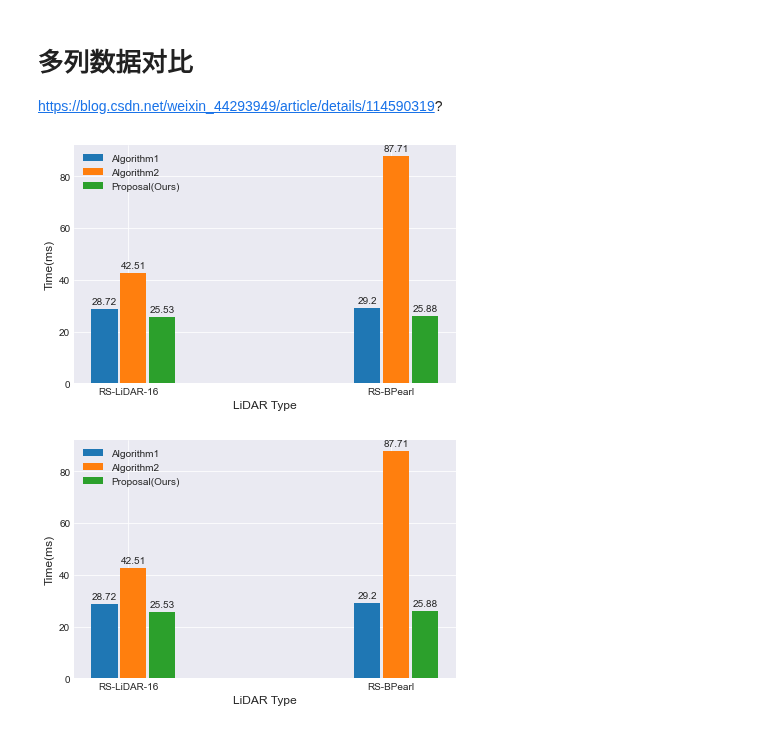
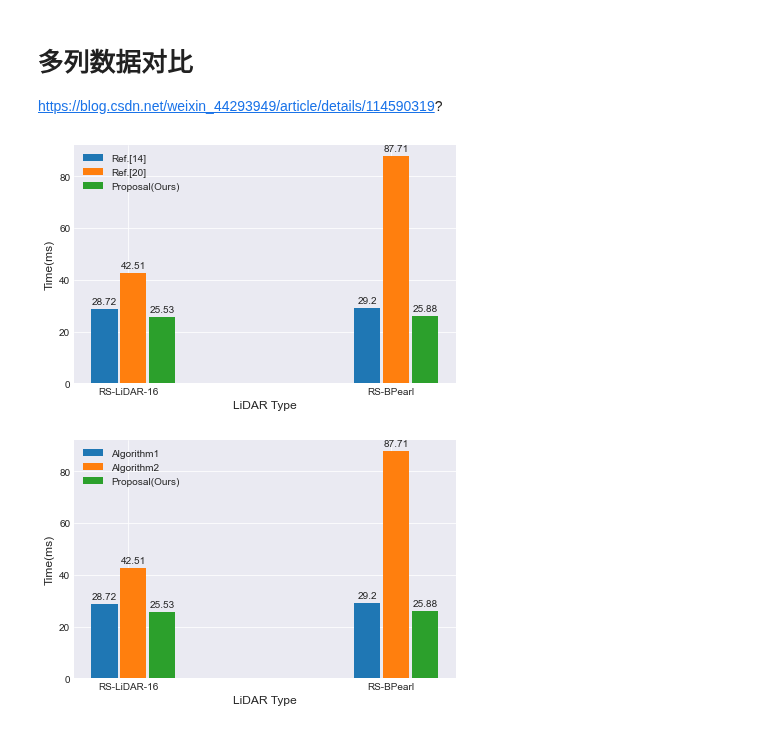
Before and after one commit to HuangCongQing/python-libraries, a Jupyter notebook: 03Matplotlib/应用/柱状图.ipynb, the cells around one changed output. Saved outputs shown, nothing was run; the diff lists cells and outputs as text; code cells hidden in the pictures.

```diff
--- a/03Matplotlib/应用/柱状图.ipynb
+++ b/03Matplotlib/应用/柱状图.ipynb
@@ -22,8 +22,8 @@ x = np.arange(len(labels))  # 标签位置
 width = 0.1  # 柱状图的宽度，可以根据自己的需求和审美来改
 
 fig, ax = plt.subplots()
-rects1 = ax.bar(x - width+0.01, a, width, label='Algorithm1')
-rects2 = ax.bar(x + 0.02, b, width, label='Algorithm2')
+rects1 = ax.bar(x - width+0.01, a, width, label='Ref.[14]')
+rects2 = ax.bar(x + 0.02, b, width, label='Ref.[20]')
 rects3 = ax.bar(x + width+ 0.03, c, width, label='Proposal(Ours)')
 # rects4 = ax.bar(x + width+ 0.03, d, width, label='d')
 # rects5 = ax.bar(x + width*2 + 0.04, e, width, label='e')
@@ -32,34 +32,34 @@ rects3 = ax.bar(x + width+ 0.03, c, width, label='Proposal(Ours)')
 # 为y轴、标题和x轴等添加一些文本。
 ax.set_ylabel('Time(ms)', fontsize=12)
 ax.set_xlabel('LiDAR Type', fontsize=12)
 # ax.set_title('这里是标题')
 ax.set_xticks(x)
 ax.set_xticklabels(labels)
 ax.legend()
 
 
 def autolabel(rects):
     """在*rects*中的每个柱状条上方附加一个文本标签，显示其高度"""
     for rect in rects:
         height = rect.get_height()
         ax.annotate('{}'.format(height),
                     xy=(rect.get_x() + rect.get_width() / 2, height),
                     xytext=(0, 3),  # 3点垂直偏移
                     textcoords="offset points",
                     ha='center', va='bottom')
 
 autolabel(rects1)
 autolabel(rects2)
 autolabel(rects3)
 # autolabel(rects4)
 # autolabel(rects5)
 
 plt.style.use('seaborn-darkgrid') # 设置画图的风格
 fig.tight_layout()
 plt.savefig('time_diff.jpg', dpi=300)
 plt.show()
 # %% [output]
-[figure, old version]
+[figure, new version]
 # %%
 import matplotlib
 import matplotlib.pyplot as plt
```
Also changed, not shown: 1 other file.
